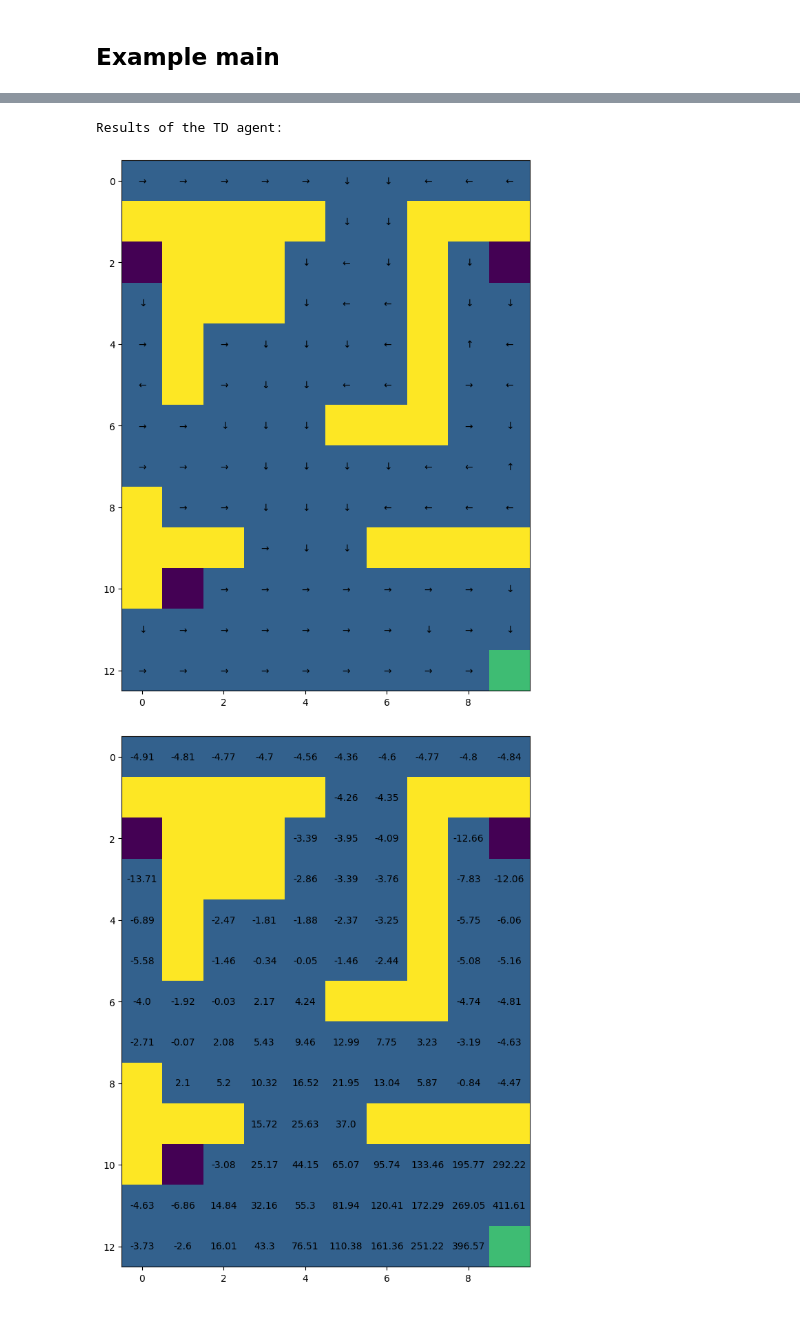
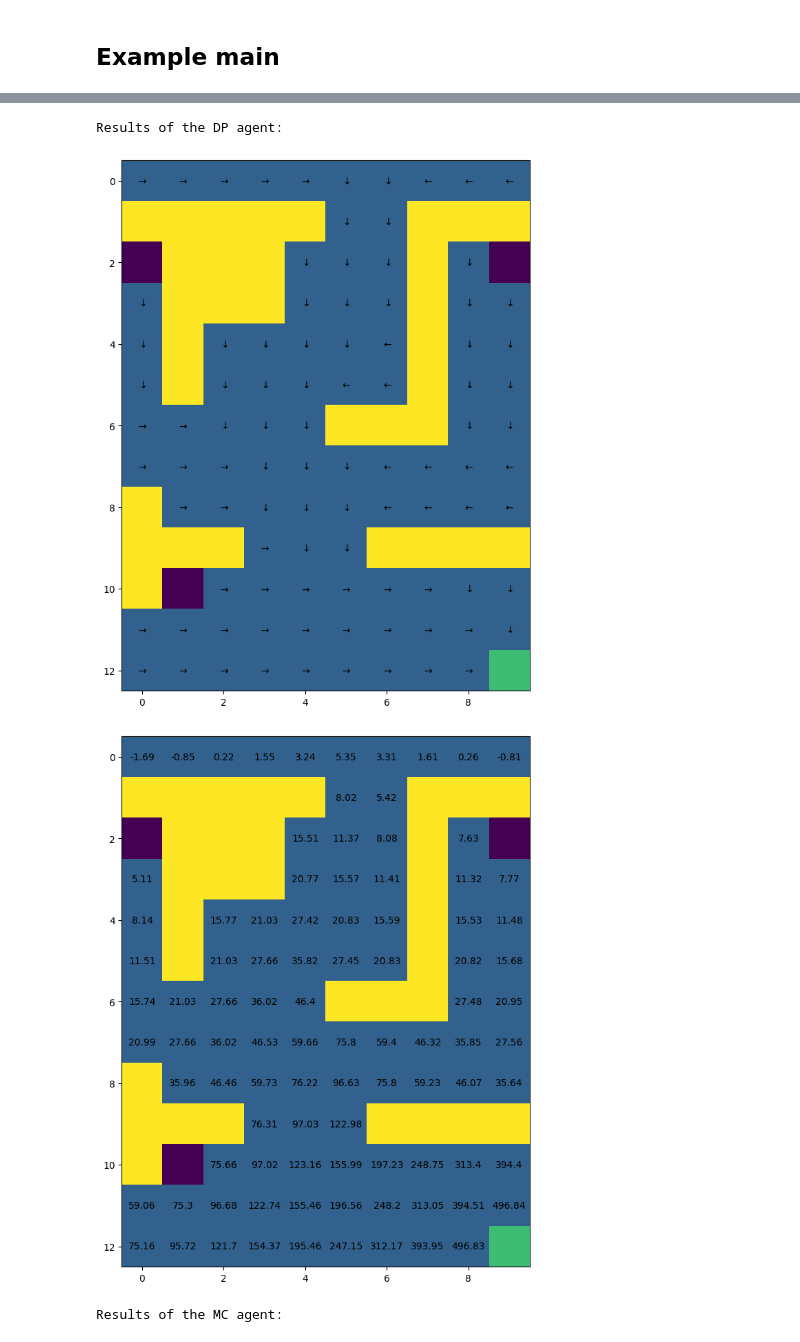
Before and after one commit to ohmdelta/rl_cw1, a Jupyter notebook: coursework_1_maze.ipynb, the cells around one changed output, grey strips where cells are left out. Saved outputs shown, nothing was run; the diff lists cells and outputs as text; code cells hidden in the pictures.

```diff
--- a/coursework_1_maze.ipynb
+++ b/coursework_1_maze.ipynb
@@ -509,7 +509,7 @@ class MC_agent(object):
     total_rewards = []
 
     gamma = env.get_gamma()
-    returns = np.zeros_like(Q)
+    return_samples = np.zeros_like(Q)
 
     ####
     # Add your code here
@@ -566,10 +566,10 @@ class MC_agent(object):
 
         if not state_action_is_in_episode(st, at, states[:t], actions[:t]):
           # update Q
-          Q[st, at] = (Q[st, at] * returns[st, at] + G) / (returns[st, at] + 1)
-          returns[st, at] += 1
+          Q[st, at] = (Q[st, at] * return_samples[st, at] + G) / (return_samples[st, at] + 1)
+          return_samples[st, at] += 1
 
-          V[st] = np.average(Q[st])
+          V[st] = np.sum(Q[st] * return_samples[st]) / return_samples[st].sum()
 
           # update Policy
           a_star = np.argmax(Q[st])
@@ -630,10 +630,13 @@ class TD_agent(object):
     for _ in range(n_episodes):
       s = env.reset()
       action = epsilon_greedy(Q[s[1]])
+      episode_reward = s[2]
 
       while True:
         s_prime = env.step(action)
         t, state_prime, reward, end = s_prime
+
+        episode_reward += reward
 
         alpha = 1 / (t + 1)
         action_prime = epsilon_greedy(Q[state_prime])
@@ -649,6 +652,8 @@ class TD_agent(object):
         s = s_prime
         action = action_prime
 
+      total_rewards.append(episode_reward)
+
     return Q, values, total_rewards
 # %% [markdown]
 ## Example main
@@ -656,43 +661,44 @@ class TD_agent(object):
 # Example main (can be edited)
 
 ### Question 0: Defining the environment
 
 print("Creating the Maze:\n")
 maze = Maze()
 
 
 ### Question 1: Dynamic programming
 
-# dp_agent = DP_agent()
-# dp_policy, dp_value = dp_agent.solve(maze)
+dp_agent = DP_agent()
+dp_policy, dp_value = dp_agent.solve(maze)
 
-# print("Results of the DP agent:\n")
-# maze.get_graphics().draw_policy(dp_policy)
-# maze.get_graphics().draw_value(dp_value)
+print("Results of the DP agent:\n")
+maze.get_graphics().draw_policy(dp_policy)
+maze.get_graphics().draw_value(dp_value)
 
 
 ### Question 2: Monte-Carlo learning
 
-# mc_agent = MC_agent()
-# mc_policy, mc_values, total_rewards = mc_agent.solve(maze)
+mc_agent = MC_agent()
+mc_policy, mc_values, total_rewards = mc_agent.solve(maze)
 
-# print("Results of the MC agent:\n")
-# maze.get_graphics().draw_policy(mc_policy)
-# maze.get_graphics().draw_value(mc_values[-1])
+print("Results of the MC agent:\n")
+maze.get_graphics().draw_policy(mc_policy)
+maze.get_graphics().draw_value(mc_values[-1])
 
 # print(total_rewards)
 
 ### Question 3: Temporal-Difference learning
 
 td_agent = TD_agent()
 td_policy, td_values, total_rewards = td_agent.solve(maze)
 
 print("Results of the TD agent:\n")
 maze.get_graphics().draw_policy(td_policy)
 maze.get_graphics().draw_value(td_values[-1])
 # %% [output]
 Creating the Maze:
 [figure]
-Results of the TD agent:
+Results of the DP agent:
-[figure, old version]
+[figure, new version]
-[figure, old version]
+[figure, new version]
+Results of the MC agent:
```
Also changed, not shown: parts of 1 cell of this notebook.
